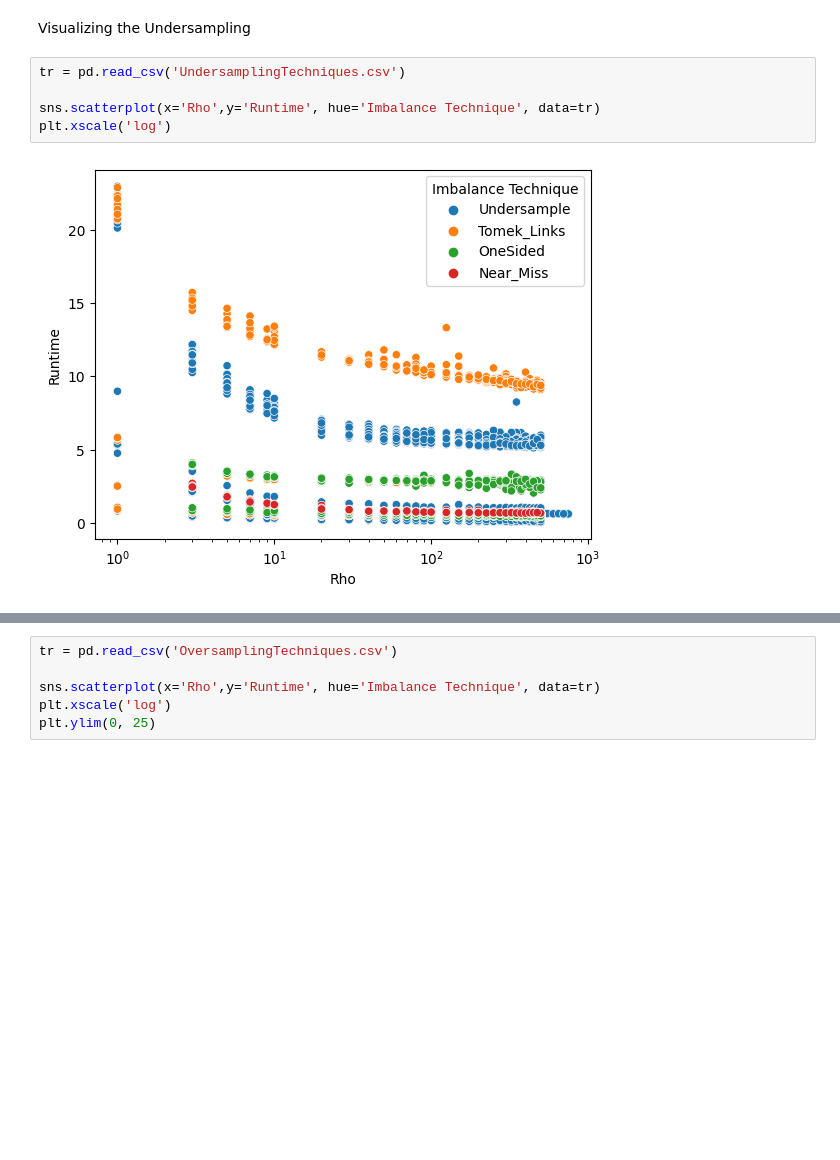
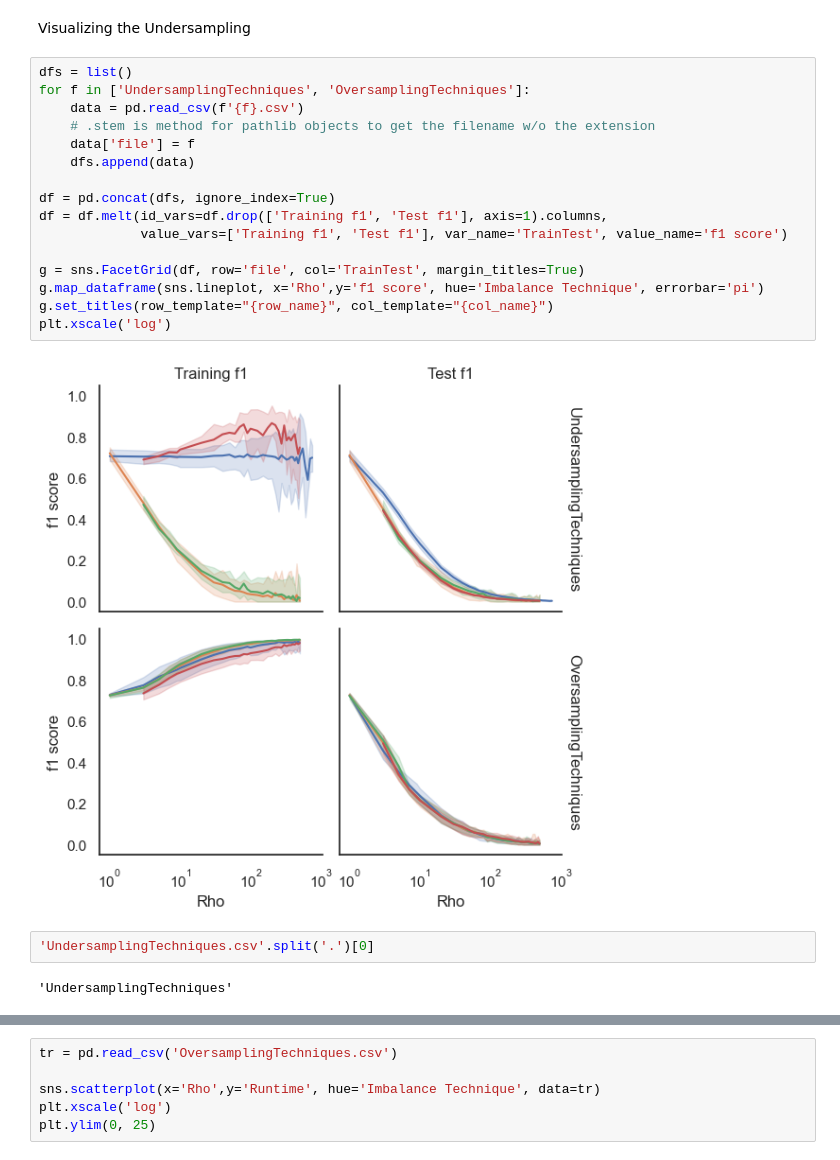
Before and after one commit to bhosley/Schoolwork, a Jupyter notebook: 2023Q2 - Statistical Machine Learning/Project/Notebook.ipynb, the cells around one changed output, grey strips where cells are left out. Saved outputs shown, nothing was run; the diff lists cells and outputs as text; blank space fills up the shorter version.

```diff
--- a/2023Q2 - Statistical Machine Learning/Project/Notebook.ipynb
+++ b/2023Q2 - Statistical Machine Learning/Project/Notebook.ipynb
@@ -45,10 +46,25 @@ for tech in [PF.Near_Miss]:
                 PF.test(df, i, tech, classifier, fields, filename=filename)
 # %% [markdown]
 Visualizing the Undersampling
-# %%
-tr = pd.read_csv('UndersamplingTechniques.csv')
-
-sns.scatterplot(x='Rho',y='Runtime', hue='Imbalance Technique', data=tr)
-plt.xscale('log')
-# %% [output]
-[figure, removed]
+# %%
+dfs = list()
+for f in ['UndersamplingTechniques', 'OversamplingTechniques']:
+    data = pd.read_csv(f'{f}.csv')
+    # .stem is method for pathlib objects to get the filename w/o the extension
+    data['file'] = f
+    dfs.append(data)
+
+df = pd.concat(dfs, ignore_index=True)
+df = df.melt(id_vars=df.drop(['Training f1', 'Test f1'], axis=1).columns,
+             value_vars=['Training f1', 'Test f1'], var_name='TrainTest', value_name='f1 score')
+
+g = sns.FacetGrid(df, row='file', col='TrainTest', margin_titles=True)
+g.map_dataframe(sns.lineplot, x='Rho',y='f1 score', hue='Imbalance Technique', errorbar='pi')
+g.set_titles(row_template="{row_name}", col_template="{col_name}")
+plt.xscale('log')
+# %% [output]
+[figure, added]
+# %%
+'UndersamplingTechniques.csv'.split('.')[0]
+# %% [output]
+'UndersamplingTechniques'
```
Also changed, not shown: parts of 3 cells of this notebook.
